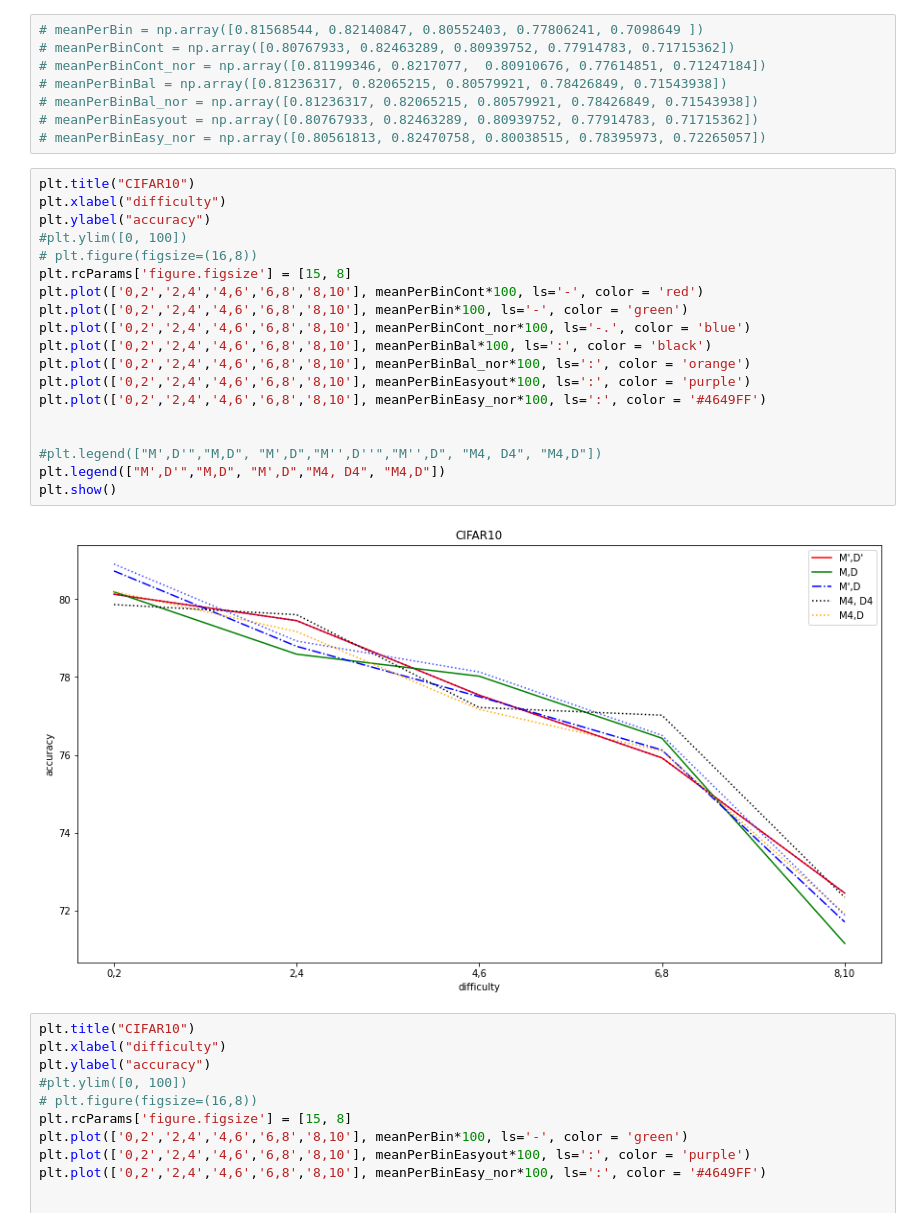
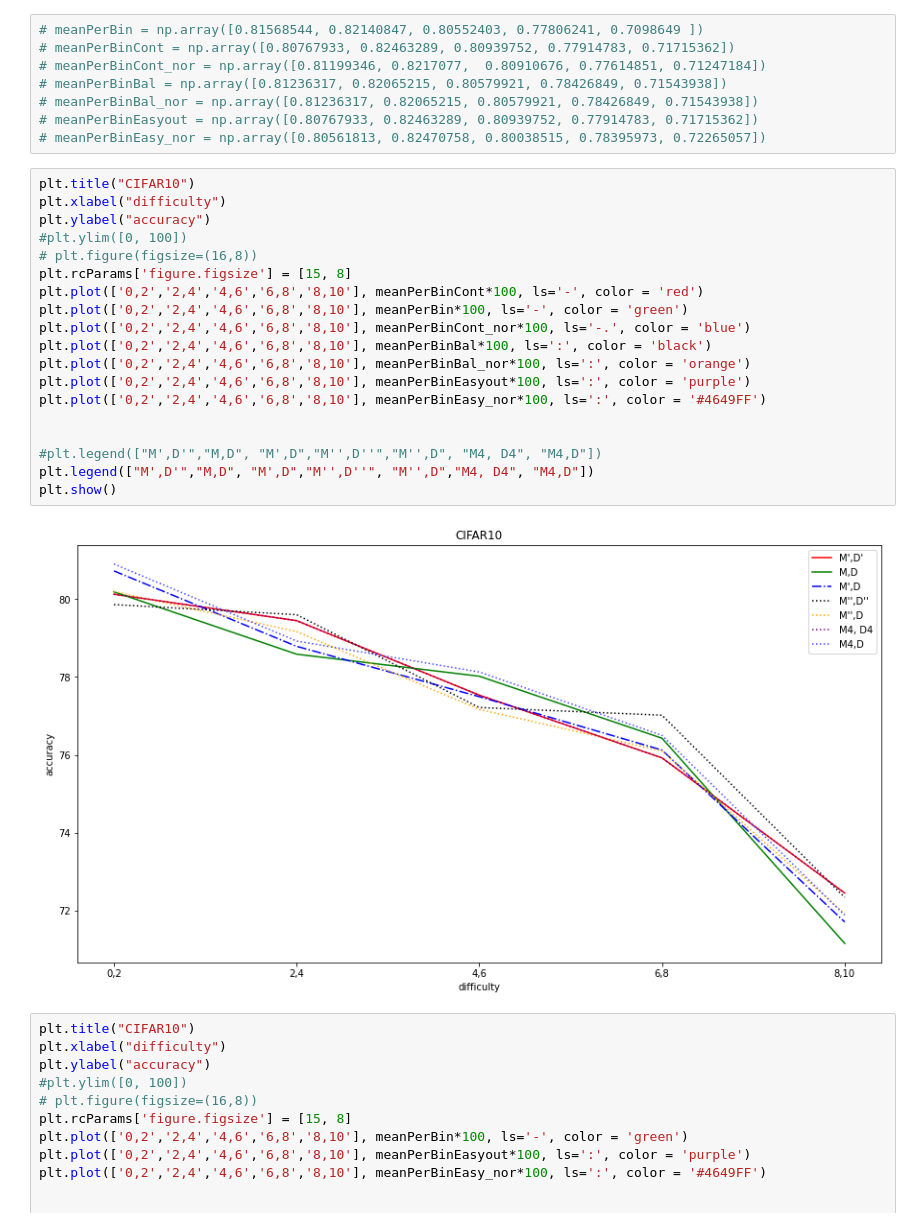
Before and after one commit to behzadnet/Intervention, a Jupyter notebook: No IRT/plots_cifar10.ipynb, the cells around one changed output. Cells and saved outputs as stored; diff of their text form.

```diff
--- a/No IRT/plots_cifar10.ipynb
+++ b/No IRT/plots_cifar10.ipynb
@@ -949,24 +949,24 @@ array([0.80904382, 0.78925959, 0.78130133, 0.76501352, 0.7188134 ])
 # %%
 plt.title("CIFAR10")
 plt.xlabel("difficulty")
 plt.ylabel("accuracy")
 #plt.ylim([0, 100])
 # plt.figure(figsize=(16,8))
 plt.rcParams['figure.figsize'] = [15, 8]
 plt.plot(['0,2','2,4','4,6','6,8','8,10'], meanPerBinCont*100, ls='-', color = 'red')
 plt.plot(['0,2','2,4','4,6','6,8','8,10'], meanPerBin*100, ls='-', color = 'green')
 plt.plot(['0,2','2,4','4,6','6,8','8,10'], meanPerBinCont_nor*100, ls='-.', color = 'blue')
 plt.plot(['0,2','2,4','4,6','6,8','8,10'], meanPerBinBal*100, ls=':', color = 'black')
 plt.plot(['0,2','2,4','4,6','6,8','8,10'], meanPerBinBal_nor*100, ls=':', color = 'orange')
 plt.plot(['0,2','2,4','4,6','6,8','8,10'], meanPerBinEasyout*100, ls=':', color = 'purple')
 plt.plot(['0,2','2,4','4,6','6,8','8,10'], meanPerBinEasy_nor*100, ls=':', color = '#4649FF')
 
 
 #plt.legend(["M',D'","M,D", "M',D","M'',D''","M'',D", "M4, D4", "M4,D"])
-plt.legend(["M',D'","M,D", "M',D","M4, D4", "M4,D"])
+plt.legend(["M',D'","M,D", "M',D","M'',D''", "M'',D","M4, D4", "M4,D"])
 plt.show()
 # %% [output]
-[figure, old version]
+[figure, new version]
 # %%
 plt.title("CIFAR10")
 plt.xlabel("difficulty")
```
Also changed, not shown: 2 other files.
